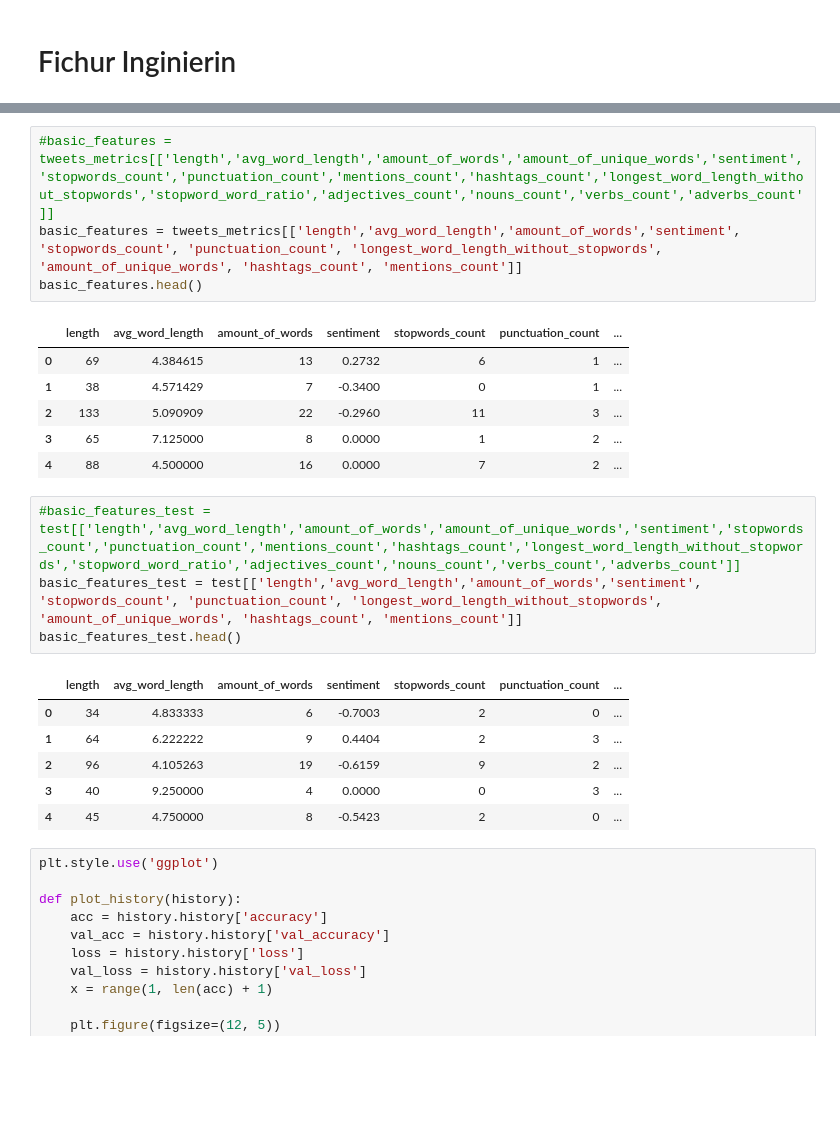
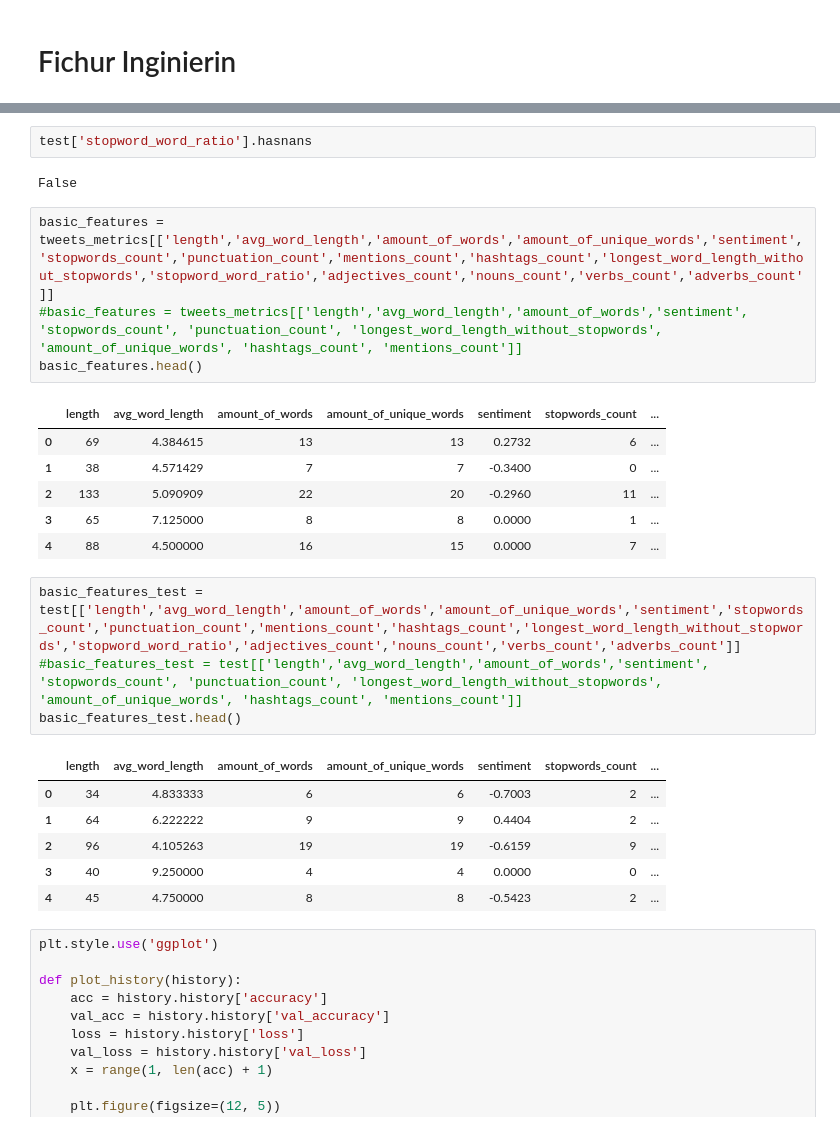
Before and after one commit to milemarchese/OrganizacionDeDatos, a Jupyter notebook: TP2/Modelos Mauro.ipynb, the cells around one changed output, grey strips where cells are left out. Drawn from its saved outputs; the diff is of its cells as text; blank space fills up the shorter version.

```diff
--- a/TP2/Modelos Mauro.ipynb
+++ b/TP2/Modelos Mauro.ipynb
@@ -184,28 +170,32 @@ test.head()
 | 2 | 3 | there is a forest fire at spot po... | forest fire spot geese fleeing ac... | 96 | 4.105263 | 19 | ... |
 | 3 | 9 | Apocalypse lighting. #Spokane #wi... | Apocalypse | 40 | 9.250000 | 4 | ... |
 | 4 | 11 | Typhoon Soudelor kills 28 in Chin... | Typhoon Soudelor kills China Taiwan | 45 | 4.750000 | 8 | ... |
+# %%
+test['stopword_word_ratio'].hasnans
+# %% [output]
+False
 # %%
-#basic_features = tweets_metrics[['length','avg_word_length','amount_of_words','amount_of_unique_words','sentiment','stopwords_count','punctuation_count','mentions_count','hashtags_count','longest_word_length_without_stopwords','stopword_word_ratio','adjectives_count','nouns_count','verbs_count','adverbs_count']]
-basic_features = tweets_metrics[['length','avg_word_length','amount_of_words','sentiment', 'stopwords_count', 'punctuation_count', 'longest_word_length_without_stopwords', 'amount_of_unique_words', 'hashtags_count', 'mentions_count']]
+basic_features = tweets_metrics[['length','avg_word_length','amount_of_words','amount_of_unique_words','sentiment','stopwords_count','punctuation_count','mentions_count','hashtags_count','longest_word_length_without_stopwords','stopword_word_ratio','adjectives_count','nouns_count','verbs_count','adverbs_count']]
+#basic_features = tweets_metrics[['length','avg_word_length','amount_of_words','sentiment', 'stopwords_count', 'punctuation_count', 'longest_word_length_without_stopwords', 'amount_of_unique_words', 'hashtags_count', 'mentions_count']]
 basic_features.head()
 # %% [output]
-|  | length | avg_word_length | amount_of_words | sentiment | stopwords_count | punctuation_count | ... |
-| 0 | 69 | 4.384615 | 13 | 0.2732 | 6 | 1 | ... |
-| 1 | 38 | 4.571429 | 7 | -0.3400 | 0 | 1 | ... |
-| 2 | 133 | 5.090909 | 22 | -0.2960 | 11 | 3 | ... |
-| 3 | 65 | 7.125000 | 8 | 0.0000 | 1 | 2 | ... |
-| 4 | 88 | 4.500000 | 16 | 0.0000 | 7 | 2 | ... |
+|  | length | avg_word_length | amount_of_words | amount_of_unique_words | sentiment | stopwords_count | ... |
+| 0 | 69 | 4.384615 | 13 | 13 | 0.2732 | 6 | ... |
+| 1 | 38 | 4.571429 | 7 | 7 | -0.3400 | 0 | ... |
+| 2 | 133 | 5.090909 | 22 | 20 | -0.2960 | 11 | ... |
+| 3 | 65 | 7.125000 | 8 | 8 | 0.0000 | 1 | ... |
+| 4 | 88 | 4.500000 | 16 | 15 | 0.0000 | 7 | ... |
 # %%
-#basic_features_test = test[['length','avg_word_length','amount_of_words','amount_of_unique_words','sentiment','stopwords_count','punctuation_count','mentions_count','hashtags_count','longest_word_length_without_stopwords','stopword_word_ratio','adjectives_count','nouns_count','verbs_count','adverbs_count']]
-basic_features_test = test[['length','avg_word_length','amount_of_words','sentiment', 'stopwords_count', 'punctuation_count', 'longest_word_length_without_stopwords', 'amount_of_unique_words', 'hashtags_count', 'mentions_count']]
+basic_features_test = test[['length','avg_word_length','amount_of_words','amount_of_unique_words','sentiment','stopwords_count','punctuation_count','mentions_count','hashtags_count','longest_word_length_without_stopwords','stopword_word_ratio','adjectives_count','nouns_count','verbs_count','adverbs_count']]
+#basic_features_test = test[['length','avg_word_length','amount_of_words','sentiment', 'stopwords_count', 'punctuation_count', 'longest_word_length_without_stopwords', 'amount_of_unique_words', 'hashtags_count', 'mentions_count']]
 basic_features_test.head()
 # %% [output]
-|  | length | avg_word_length | amount_of_words | sentiment | stopwords_count | punctuation_count | ... |
-| 0 | 34 | 4.833333 | 6 | -0.7003 | 2 | 0 | ... |
-| 1 | 64 | 6.222222 | 9 | 0.4404 | 2 | 3 | ... |
-| 2 | 96 | 4.105263 | 19 | -0.6159 | 9 | 2 | ... |
-| 3 | 40 | 9.250000 | 4 | 0.0000 | 0 | 3 | ... |
-| 4 | 45 | 4.750000 | 8 | -0.5423 | 2 | 0 | ... |
+|  | length | avg_word_length | amount_of_words | amount_of_unique_words | sentiment | stopwords_count | ... |
+| 0 | 34 | 4.833333 | 6 | 6 | -0.7003 | 2 | ... |
+| 1 | 64 | 6.222222 | 9 | 9 | 0.4404 | 2 | ... |
+| 2 | 96 | 4.105263 | 19 | 19 | -0.6159 | 9 | ... |
+| 3 | 40 | 9.250000 | 4 | 4 | 0.0000 | 0 | ... |
+| 4 | 45 | 4.750000 | 8 | 8 | -0.5423 | 2 | ... |
 # %%
 plt.style.use('ggplot')
 
```
Also changed, not shown: parts of 25 cells of this notebook, 2 other files.
